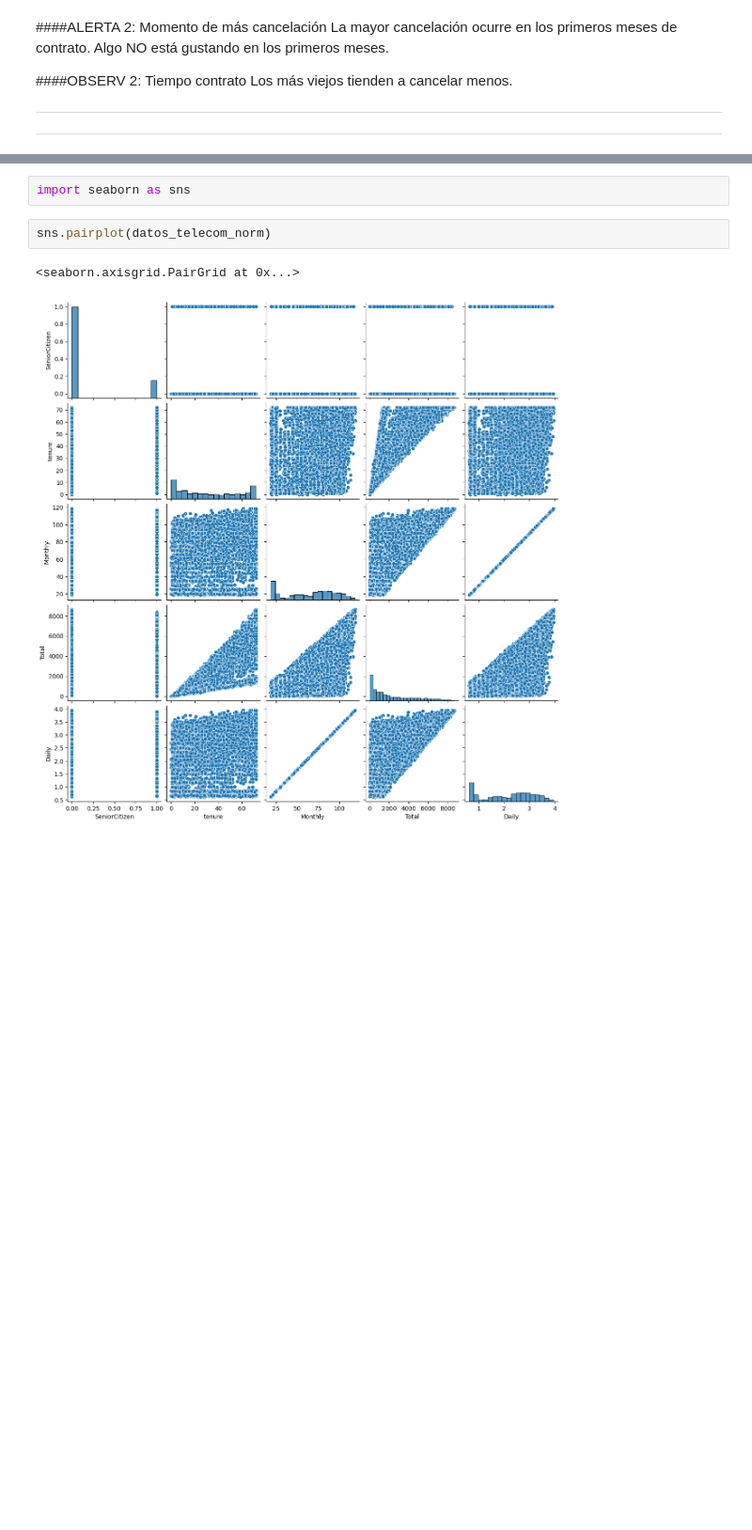
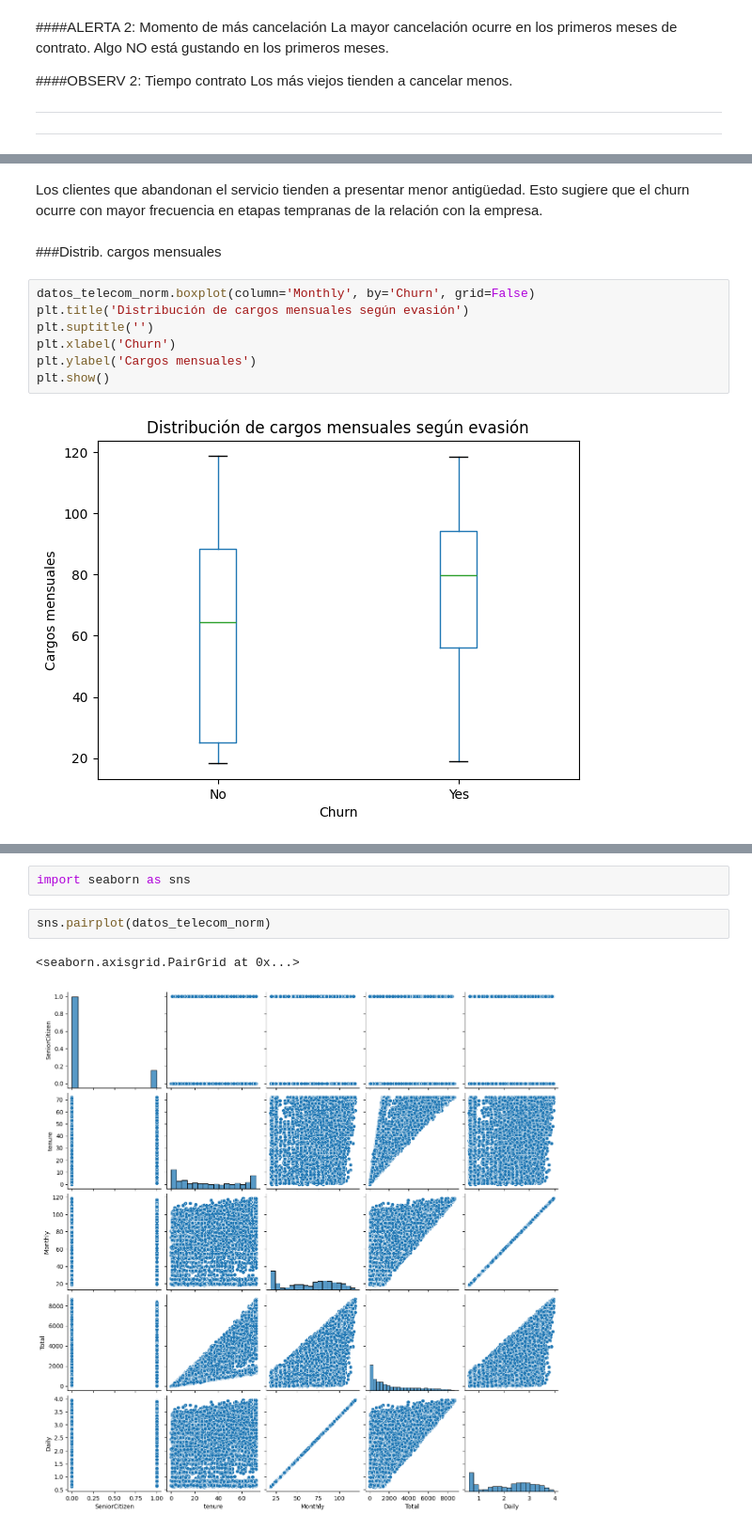
Before and after one commit to marklinista-HO/challenge2-data-science-LATAM, a Jupyter notebook: TelecomX_LATAM.ipynb, the cells around one changed output, grey strips where cells are left out. Shown at 94% size. Saved outputs shown, nothing was run; the diff lists cells and outputs as text; blank space fills up the shorter version.

```diff
--- a/TelecomX_LATAM.ipynb
+++ b/TelecomX_LATAM.ipynb
@@ -634,0 +608,13 @@ Aparentemente, casi la mitad de clientes que pagan con Cheque electrónico han c
+# %% [markdown]
+Los clientes que abandonan el servicio tienden a presentar menor antigüedad. Esto sugiere que el churn ocurre con mayor frecuencia en etapas tempranas de la relación con la empresa.
+# %% [markdown]
+###Distrib. cargos mensuales
+# %%
+datos_telecom_norm.boxplot(column='Monthly', by='Churn', grid=False)
+plt.title('Distribución de cargos mensuales según evasión')
+plt.suptitle('')
+plt.xlabel('Churn')
+plt.ylabel('Cargos mensuales')
+plt.show()
+# %% [output]
+[figure, added]
```
Also changed, not shown: parts of 42 cells of this notebook.
